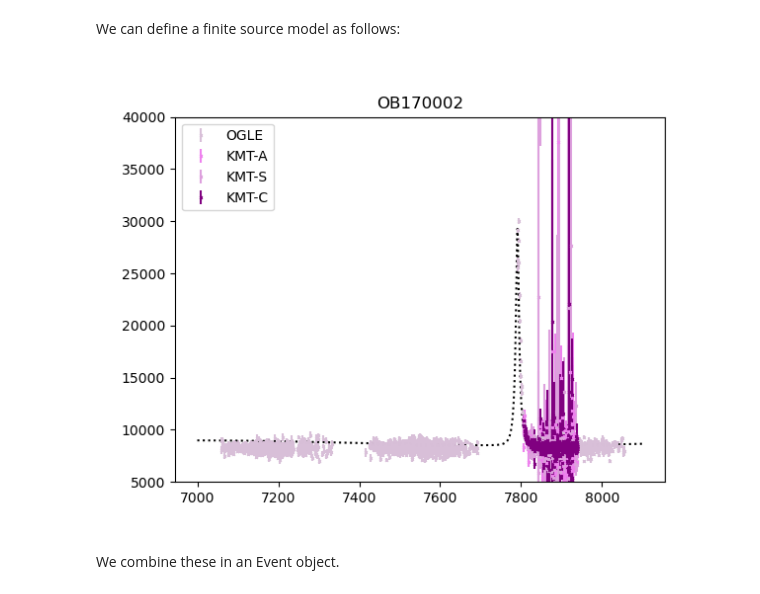
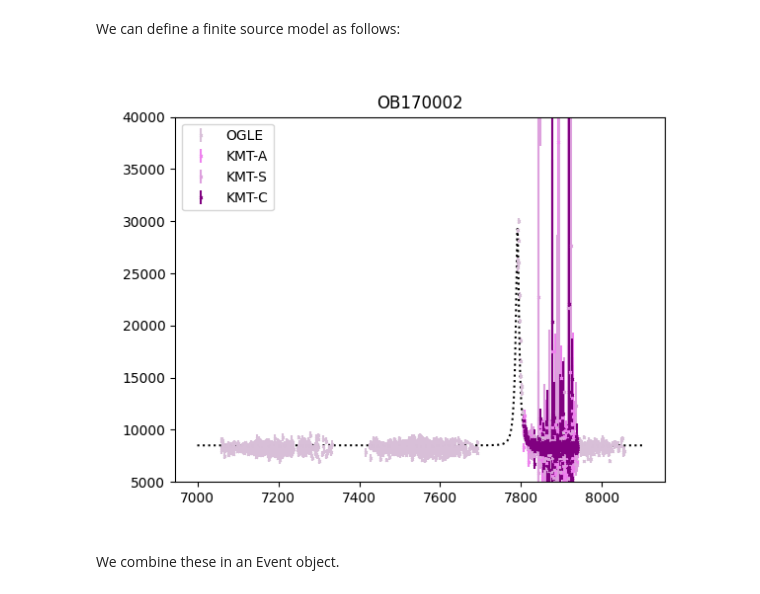
Before and after one commit to AmberLee2427/TheMicrolensersGuideToTheGalaxy, a Jupyter notebook: Notebooks/SingleLens.ipynb, the cells around one changed output. Saved outputs shown, nothing was run; the diff lists cells and outputs as text; code cells hidden in the pictures.

Commit message:
Swapped magnification method for one that works.

```diff
--- a/Notebooks/SingleLens.ipynb
+++ b/Notebooks/SingleLens.ipynb
@@ -1033,20 +1030,20 @@ We can define a finite source model as follows:
 # %%
 t0, u0, tE, rho = 7790.87236, 0.3, 12, 0.01 # use the fit value from exercise 5!!
 Theta0 = np.array([t0, u0, tE, rho])  # initial guess
 labels = np.array(['t_0', 'u_0', 't_E', 'rho']) # parameter labels
 
 OB170002_fspl = MulensModel.Model({'t_0': t0, 'u_0': u0, 't_E': tE, 'rho': rho})
 
 # setting the magnification method
-OB170002_fspl.set_default_magnification_method('finite_source_uniform_Gould94')  # rho <= 0.1
+OB170002_fspl.set_magnification_methods([2450000., 'finite_source_uniform_Gould94', 2470000.]) # rho <= 0.1
 
 plt.figure(12)
 t = np.linspace(7000, 8100, 2000)  # time range
 A0 = OB170002_fspl.get_magnification(t)  # initial guess magnification curve
 plt.plot(t, A0*8500, label='Initial Guess', color='black', linestyle=':')
 plt.show()
 # %% [output]
-[figure, old version]
+[figure, new version]
 # %% [markdown]
 We combine these in an Event object.
 # %%
```
Also changed, not shown: parts of 8 cells of this notebook.
